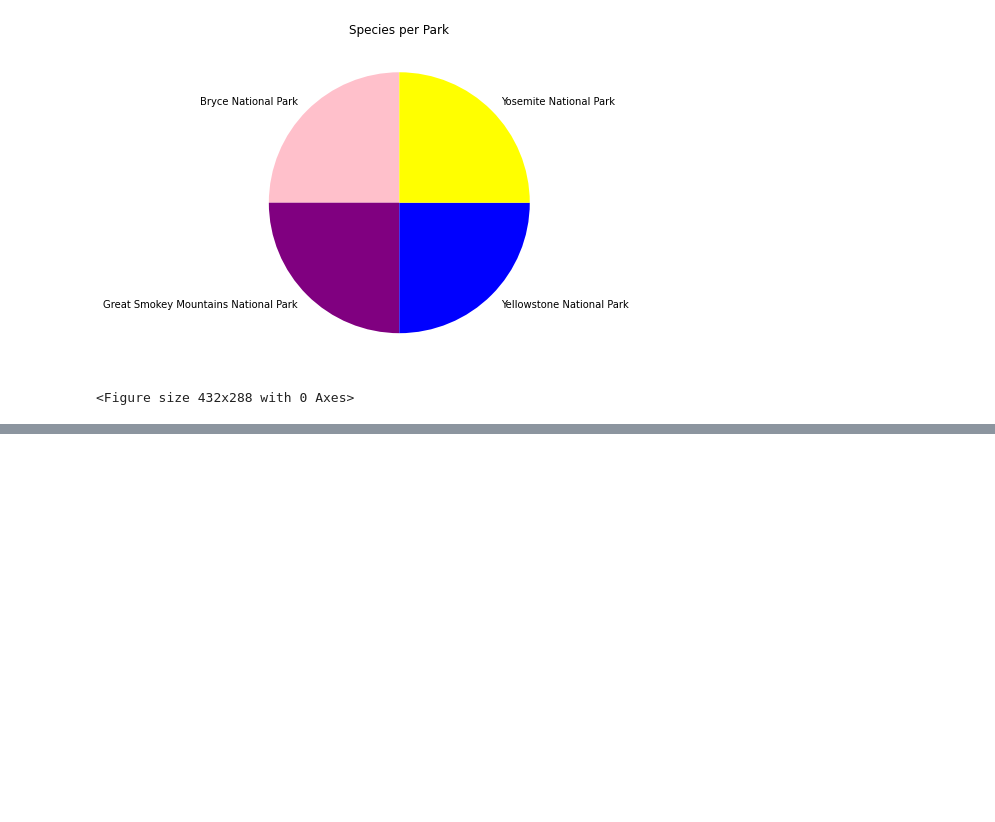
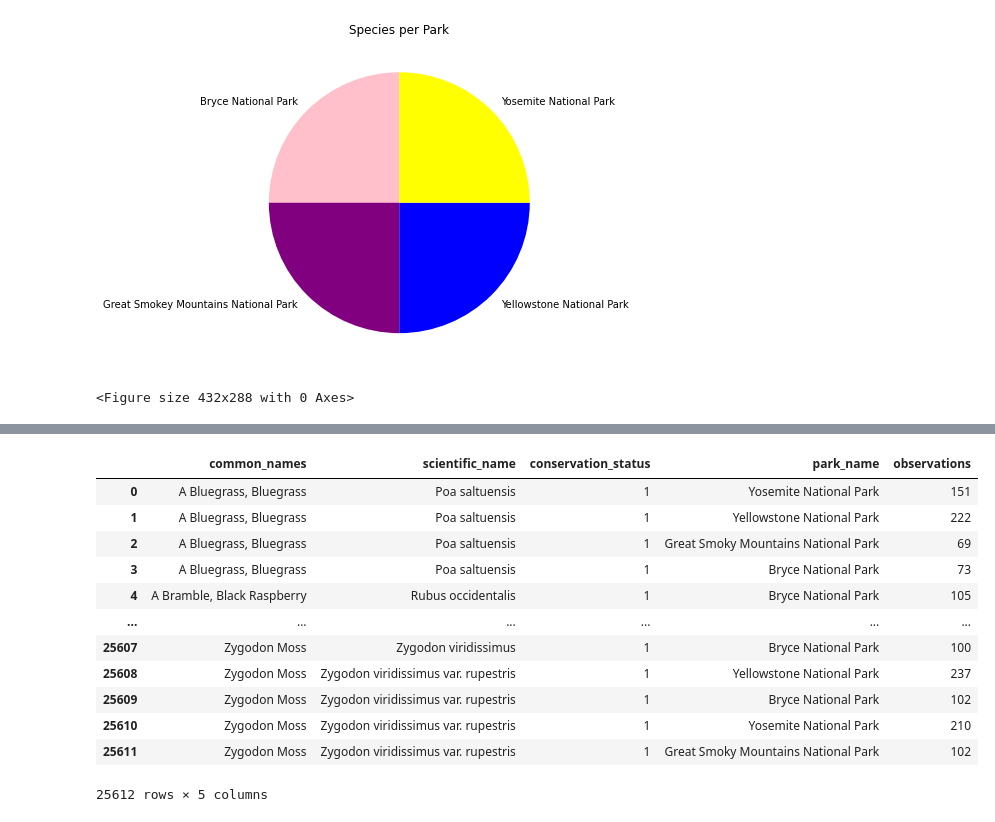
Before and after one commit to Mone12/endangered-species, a Jupyter notebook: endangered.ipynb, the cells around one changed output, grey strips where cells are left out. Cells and saved outputs as stored; diff of their text form; code cells hidden in the pictures; blank space fills up the shorter version.

```diff
--- a/endangered.ipynb
+++ b/endangered.ipynb
@@ -160,3 +176,6 @@ plt.savefig("spec_park_pie.png")
 <Figure size 432x288 with 0 Axes>
 # %%
 ## To find out more about the endangered mammals at the park, I will join the table with common names.
+# %%
+comm_names = df.groupby(['common_names','scientific_name'], as_index=False)['conservation_status'].count()
+comm_names
@@ -162,0 +196,18 @@ plt.savefig("spec_park_pie.png")
+# %%
+join_df = pd.merge(comm_names, df2)
+
+join_df
+# %% [output]
+|  | common_names | scientific_name | conservation_status | park_name | observations |
+| 0 | A Bluegrass, Bluegrass | Poa saltuensis | 1 | Yosemite National Park | 151 |
+| 1 | A Bluegrass, Bluegrass | Poa saltuensis | 1 | Yellowstone National Park | 222 |
+| 2 | A Bluegrass, Bluegrass | Poa saltuensis | 1 | Great Smoky Mountains National Park | 69 |
+| 3 | A Bluegrass, Bluegrass | Poa saltuensis | 1 | Bryce National Park | 73 |
+| 4 | A Bramble, Black Raspberry | Rubus occidentalis | 1 | Bryce National Park | 105 |
+| ... | ... | ... | ... | ... | ... |
+| 25607 | Zygodon Moss | Zygodon viridissimus | 1 | Bryce National Park | 100 |
+| 25608 | Zygodon Moss | Zygodon viridissimus var. rupestris | 1 | Yellowstone National Park | 237 |
+| 25609 | Zygodon Moss | Zygodon viridissimus var. rupestris | 1 | Bryce National Park | 102 |
+| 25610 | Zygodon Moss | Zygodon viridissimus var. rupestris | 1 | Yosemite National Park | 210 |
+| 25611 | Zygodon Moss | Zygodon viridissimus var. rupestris | 1 | Great Smoky Mountains National Park | 102 |
+25612 rows × 5 columns
```
Also changed, not shown: parts of 4 cells of this notebook, 1 other file.
